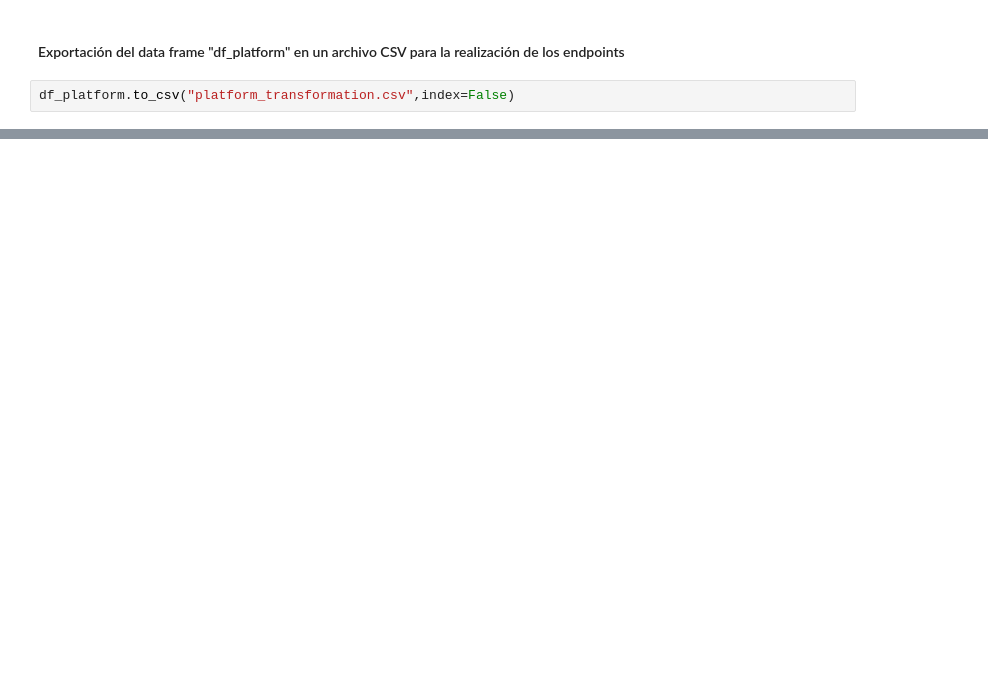
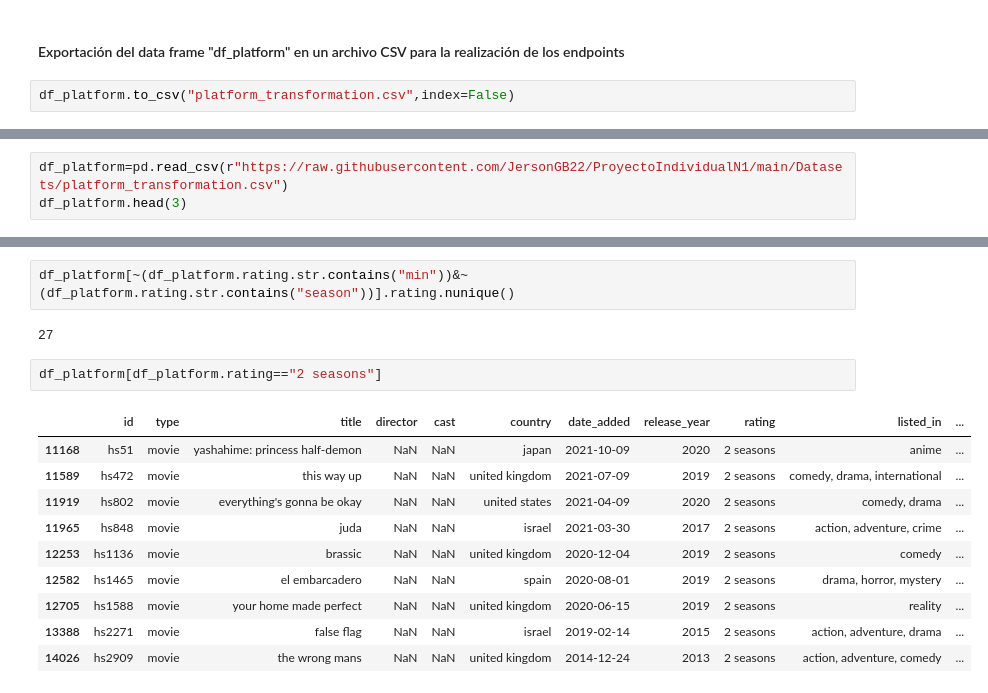
Before and after one commit to JersonGB22/ProyectoIndividual1_MLOps_StreamingPlatforms, a Jupyter notebook: transformaciones.ipynb, the cells around one changed output, grey strips where cells are left out. Saved outputs shown, nothing was run; the diff lists cells and outputs as text; blank space fills up the shorter version.

```diff
--- a/transformaciones.ipynb
+++ b/transformaciones.ipynb
@@ -290,0 +413,3 @@ df_platform.to_csv("platform_transformation.csv",index=False)
+# %%
+df_platform=pd.read_csv(r"https://raw.githubusercontent.com/JersonGB22/ProyectoIndividualN1/main/Datasets/platform_transformation.csv")
+df_platform.head(3)
@@ -290,0 +441,17 @@ df_platform.to_csv("platform_transformation.csv",index=False)
+# %%
+df_platform[~(df_platform.rating.str.contains("min"))&~(df_platform.rating.str.contains("season"))].rating.nunique()
+# %% [output]
+27
+# %%
+df_platform[df_platform.rating=="2 seasons"]
+# %% [output]
+|  | id | type | title | director | cast | country | date_added | release_year | rating | listed_in | ... |
+| 11168 | hs51 | movie | yashahime: princess half-demon | NaN | NaN | japan | 2021-10-09 | 2020 | 2 seasons | anime | ... |
+| 11589 | hs472 | movie | this way up | NaN | NaN | united kingdom | 2021-07-09 | 2019 | 2 seasons | comedy, drama, international | ... |
+| 11919 | hs802 | movie | everything's gonna be okay | NaN | NaN | united states | 2021-04-09 | 2020 | 2 seasons | comedy, drama | ... |
+| 11965 | hs848 | movie | juda | NaN | NaN | israel | 2021-03-30 | 2017 | 2 seasons | action, adventure, crime | ... |
+| 12253 | hs1136 | movie | brassic | NaN | NaN | united kingdom | 2020-12-04 | 2019 | 2 seasons | comedy | ... |
+| 12582 | hs1465 | movie | el embarcadero | NaN | NaN | spain | 2020-08-01 | 2019 | 2 seasons | drama, horror, mystery | ... |
+| 12705 | hs1588 | movie | your home made perfect | NaN | NaN | united kingdom | 2020-06-15 | 2019 | 2 seasons | reality | ... |
+| 13388 | hs2271 | movie | false flag | NaN | NaN | israel | 2019-02-14 | 2015 | 2 seasons | action, adventure, drama | ... |
+| 14026 | hs2909 | movie | the wrong mans | NaN | NaN | united kingdom | 2014-12-24 | 2013 | 2 seasons | action, adventure, comedy | ... |
```
Also changed, not shown: parts of 16 cells of this notebook, 2 other files.
